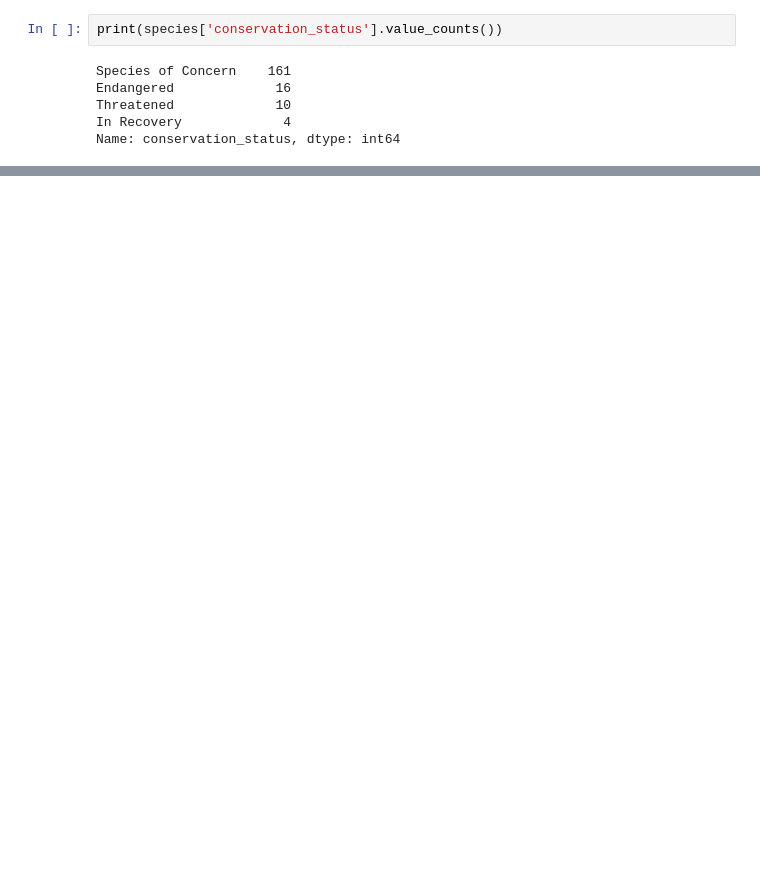
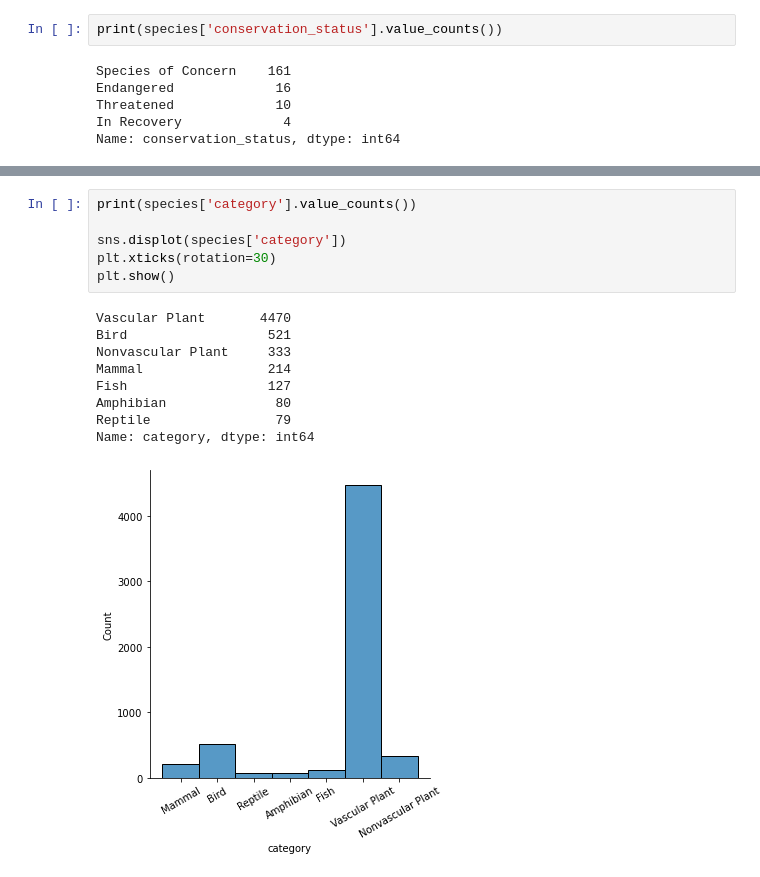
Before and after one commit to ValeryBonneau/cc_bio, a Jupyter notebook: biodiversity.ipynb, the cells around one changed output, grey strips where cells are left out. Cells and saved outputs as stored; diff of their text form; blank space fills up the shorter version.

```diff
--- a/biodiversity.ipynb
+++ b/biodiversity.ipynb
@@ -131,0 +131,16 @@ Ideally, we should go back to the data to get another set
+# %%
+print(species['category'].value_counts())
+
+sns.displot(species['category'])
+plt.xticks(rotation=30)
+plt.show()
+# %% [output]
+Vascular Plant       4470
+Bird                  521
+Nonvascular Plant     333
+Mammal                214
+Fish                  127
+Amphibian              80
+Reptile                79
+Name: category, dtype: int64
+[figure, added]
```
Also changed, not shown: parts of 26 cells of this notebook.
